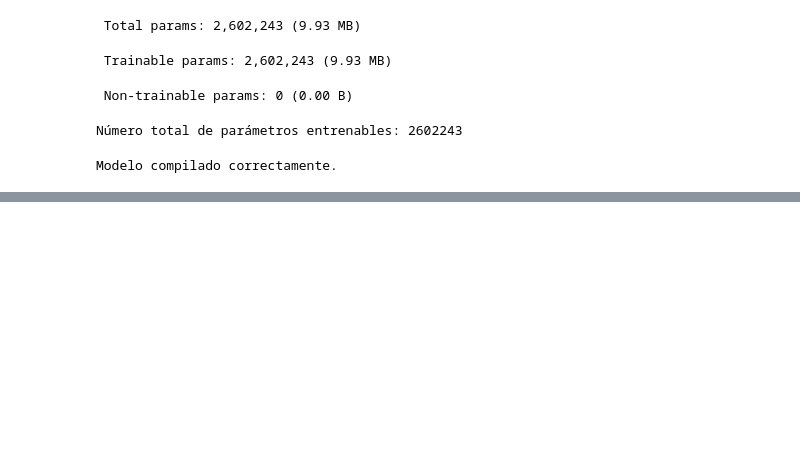
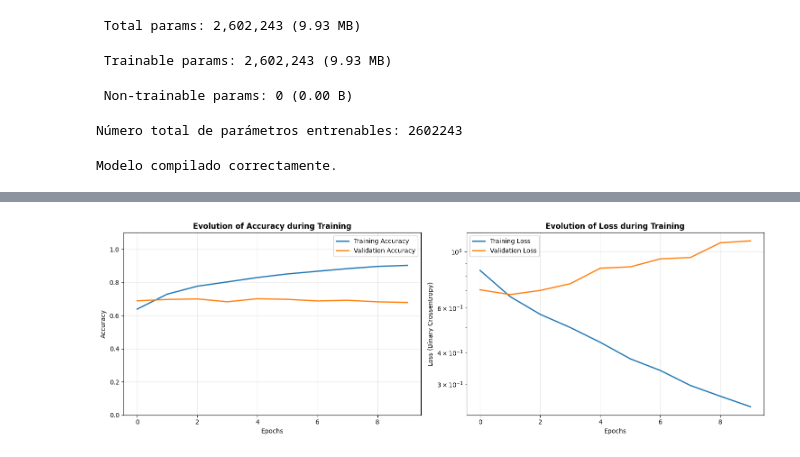
Before and after one commit to alanPalma25/sic-2025-python-ai, a Jupyter notebook: ia_module/activities/sem13_asin_capítulo7_AI.ipynb, the cells around one changed output, grey strips where cells are left out. Cells and saved outputs as stored; diff of their text form; code cells hidden in the pictures; blank space fills up the shorter version.

```diff
--- a/ia_module/activities/sem13_asin_capítulo7_AI.ipynb
+++ b/ia_module/activities/sem13_asin_capítulo7_AI.ipynb
@@ -166,12 +167,13 @@ embedding_dim = 16
 lstm_units = 32
 
 # Construir el modelo (keras)
-model = keras.Sequential([
+model_feelings = keras.Sequential([
 
     keras.layers.Embedding(
         input_dim=vocab_size,
-        output_dim=128,         # mejor que 50
-        input_length=max_length
+        output_dim=128,
+        input_length=max_length,
+        name="embedding_layer"
     ),
 
     keras.layers.Bidirectional(
@@ -185,11 +187,11 @@ model = keras.Sequential([
 ])
 
 # Construir el modelo (keras)
-model.build(input_shape=(None, max_length))
+model_feelings.build(input_shape=(None, max_length))
 
 # Resumen del modelo
-model.summary()
+model_feelings.summary()
 # Numero total de parámetrod enterenables
-total_params = model.count_params()
+total_params = model_feelings.count_params()
 print(f'Número total de parámetros entrenables: {total_params}')
 # %% [output]
@@ -216,7 +218,7 @@ Número total de parámetros entrenables: 2602243
 optimizer = keras.optimizers.Adam(learning_rate=0.001)
 
 # Compilar el modelo
-model.compile(
+model_feelings.compile(
     loss='sparse_categorical_crossentropy',
     optimizer=optimizer,
     metrics=['accuracy']
@@ -227,7 +229,7 @@ print("Modelo compilado correctamente.")
 Modelo compilado correctamente.
 # %%
 # Entrenar el modelo
-history = model.fit(
+history_feelings = model_feelings.fit(
     X_data, y_data,
     validation_split=0.2,
     epochs=10,
@@ -256,0 +275,33 @@ Epoch 10/10
+# %%
+plt.figure(figsize=(15, 5))
+
+# 1. CURVA DE ACCURACY
+plt.subplot(1, 2, 1)
+plt.plot(history_feelings.history['accuracy'], label='Training Accuracy', linewidth=2)
+if 'val_accuracy' in history_feelings.history:
+    plt.plot(history_feelings.history['val_accuracy'], label='Validation Accuracy', linewidth=2)
+
+plt.title('Evolution of Accuracy during Training', fontweight='bold', fontsize=12)
+plt.xlabel('Epochs')
+plt.ylabel('Accuracy')
+plt.legend()
+plt.grid(True, alpha=0.3)
+plt.ylim(0, 1.1)
+
+# 2. LOSS CURVE
+plt.subplot(1, 2, 2)
+plt.plot(history_feelings.history['loss'], label='Training Loss', linewidth=2)
+if 'val_loss' in history_feelings.history:
+    plt.plot(history_feelings.history['val_loss'], label='Validation Loss', linewidth=2)
+
+plt.title('Evolution of Loss during Training', fontweight='bold', fontsize=12)
+plt.xlabel('Epochs')
+plt.ylabel('Loss (Binary Crossentropy)')
+plt.legend()
+plt.grid(True, alpha=0.3)
+plt.yscale('log')
+
+plt.tight_layout()
+plt.show()
+# %% [output]
+[figure, added]
```
Also changed, not shown: parts of 21 cells of this notebook.
